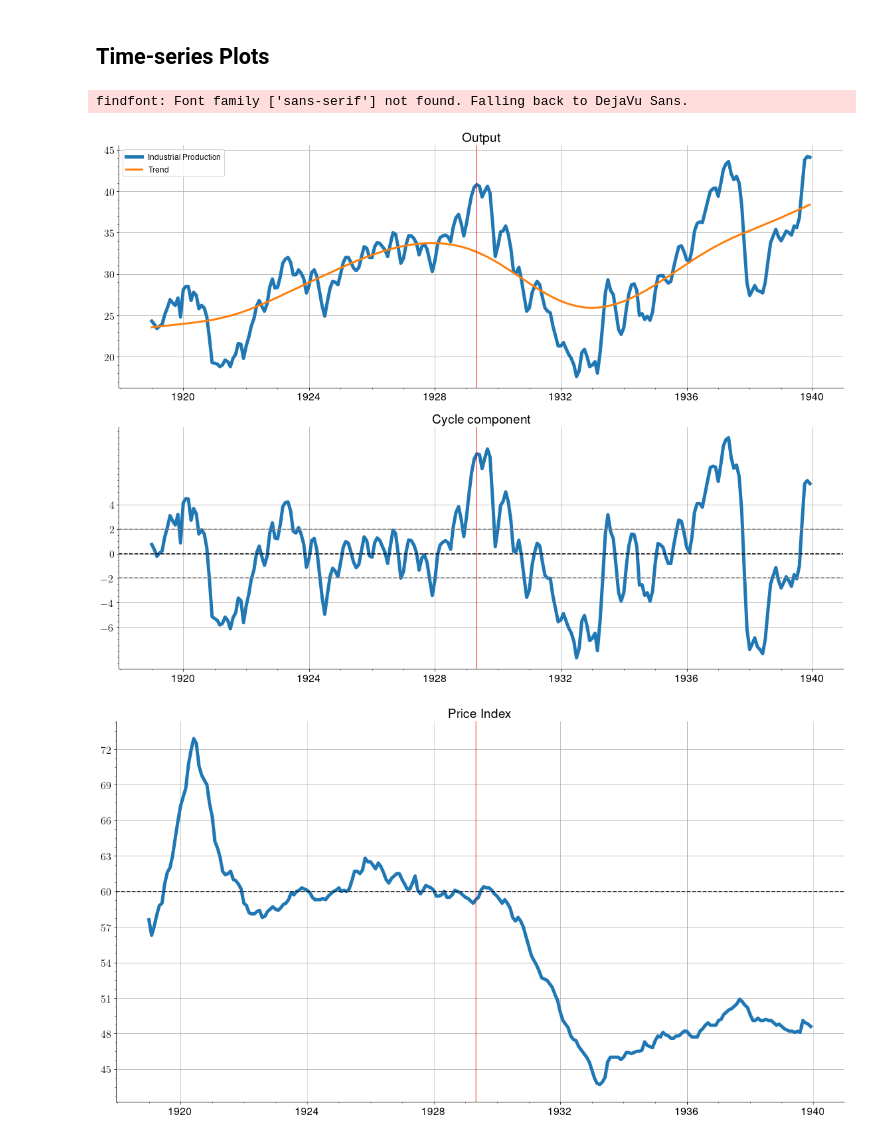
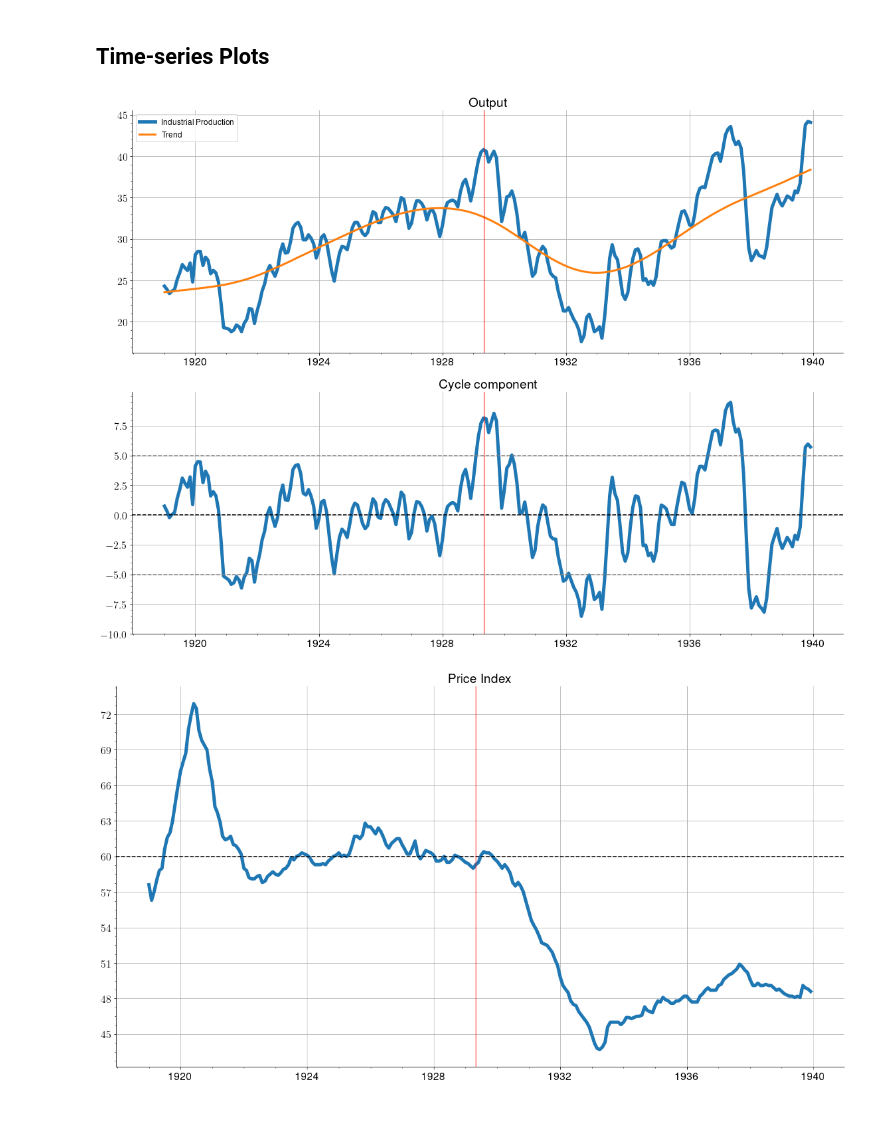
Before and after one commit to hmrug/VAR-EconHistory, a Jupyter notebook: InterwarUSA.ipynb, the cells around one changed output. Drawn from its saved outputs; the diff is of its cells as text; code cells hidden in the pictures.

```diff
--- a/InterwarUSA.ipynb
+++ b/InterwarUSA.ipynb
@@ -105,32 +105,31 @@ Y_trend, Y_cycle = HPfilter(output,129600)
 # %%
 timeHorizon = np.array(data.index)
 
 fig1, ax = plt.subplots(2,1,figsize=(16,12))
 ax[0].plot(timeHorizon,output,lw='5')
 ax[0].plot(timeHorizon,Y_trend,lw='3')
 ax[1].plot(timeHorizon,Y_cycle,lw='5')
 
 ax[1].axhline(y=0,ls='--',c='k')
 
 ax[0].set_title('Output',fontweight='bold')
 ax[1].set_title('Cycle component',fontweight='bold')
 for i in np.arange(2):
     ax[i].spines['right'].set_visible(False)
     ax[i].spines['top'].set_visible(False)
     ax[i].grid()
     ax[i].yaxis.set_minor_locator(AutoMinorLocator())
     ax[i].xaxis.set_minor_locator(AutoMinorLocator())
     ax[i].axvline('1929-05-01',lw='1',c='r')
 ax[0].legend(['Industrial Production','Trend'],
                loc='best',frameon=1,prop={'size': 12})
 
-ax[1].set_yticks(np.arange(-6,6,2))
-ax[1].axhline(y=-2,ls='--',c='gray')
-ax[1].axhline(y=2,ls='--',c='gray')
+ax[1].set_yticks(np.arange(-10,10,2.5))
+ax[1].axhline(y=-5,ls='--',c='gray')
+ax[1].axhline(y=5,ls='--',c='gray')
 plt.tight_layout()
 # %% [output]
-findfont: Font family ['sans-serif'] not found. Falling back to DejaVu Sans.
-[figure, old version]
+[figure, new version]
 # %%
 fig2, ax = plt.subplots(1,1,figsize=(16,9))
 ax.plot(timeHorizon,prices,lw='5')
```
Also changed, not shown: 22 other files.
